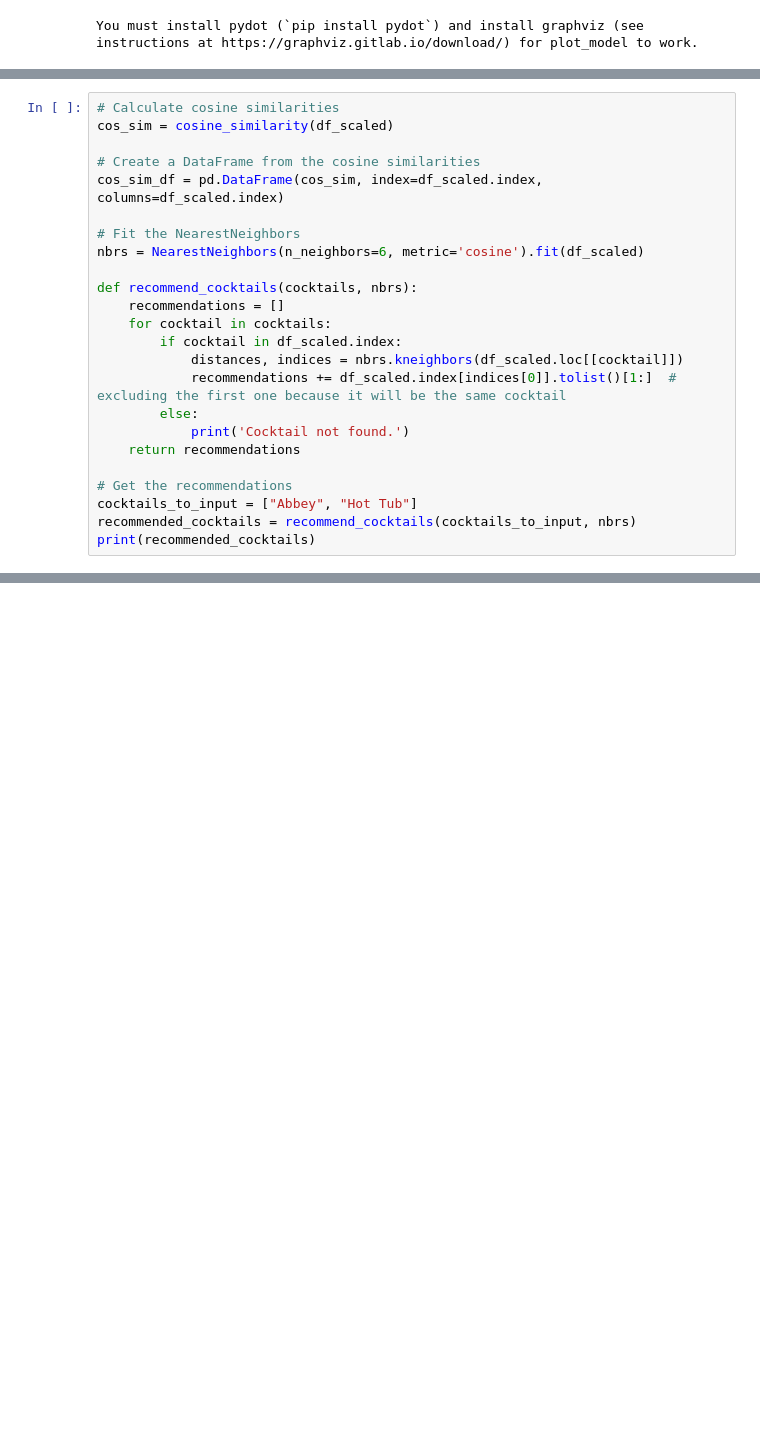
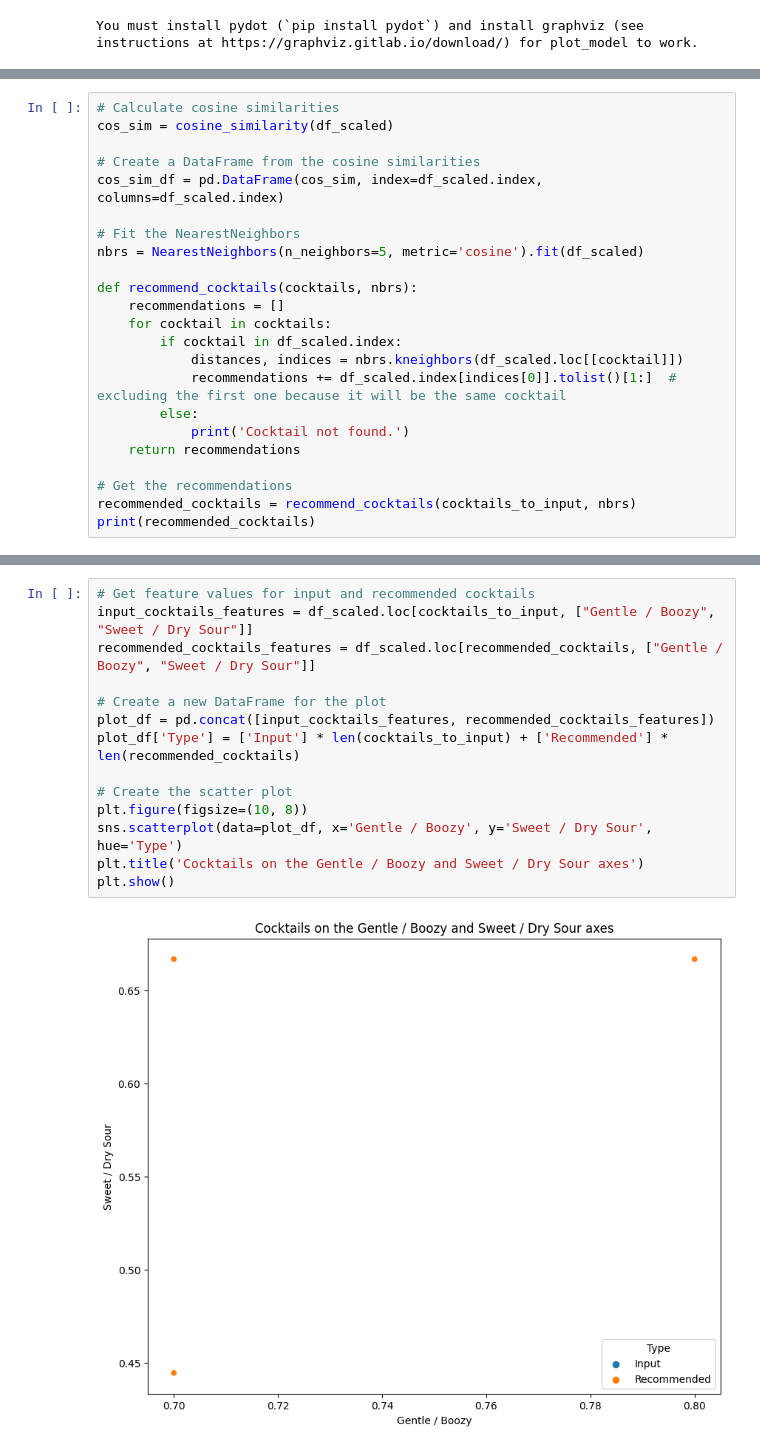
Before and after one commit to whodatboiii/Machine-Learning-Project-in-BA, a Jupyter notebook: difford_scrape.ipynb, the cells around one changed output, grey strips where cells are left out. Saved outputs shown, nothing was run; the diff lists cells and outputs as text; blank space fills up the shorter version.

```diff
--- a/difford_scrape.ipynb
+++ b/difford_scrape.ipynb
@@ -908,7 +914,7 @@ cos_sim = cosine_similarity(df_scaled)
 cos_sim_df = pd.DataFrame(cos_sim, index=df_scaled.index, columns=df_scaled.index)
 
 # Fit the NearestNeighbors
-nbrs = NearestNeighbors(n_neighbors=6, metric='cosine').fit(df_scaled)
+nbrs = NearestNeighbors(n_neighbors=5, metric='cosine').fit(df_scaled)
 
 def recommend_cocktails(cocktails, nbrs):
     recommendations = []
@@ -921,7 +927,6 @@ def recommend_cocktails(cocktails, nbrs):
     return recommendations
 
 # Get the recommendations
-cocktails_to_input = ["Abbey", "Hot Tub"]
 recommended_cocktails = recommend_cocktails(cocktails_to_input, nbrs)
 print(recommended_cocktails)
 # %% [output]
@@ -949,0 +1023,16 @@ plt.show()
+# %%
+# Get feature values for input and recommended cocktails
+input_cocktails_features = df_scaled.loc[cocktails_to_input, ["Gentle / Boozy", "Sweet / Dry Sour"]]
+recommended_cocktails_features = df_scaled.loc[recommended_cocktails, ["Gentle / Boozy", "Sweet / Dry Sour"]]
+
+# Create a new DataFrame for the plot
+plot_df = pd.concat([input_cocktails_features, recommended_cocktails_features])
+plot_df['Type'] = ['Input'] * len(cocktails_to_input) + ['Recommended'] * len(recommended_cocktails)
+
+# Create the scatter plot
+plt.figure(figsize=(10, 8))
+sns.scatterplot(data=plot_df, x='Gentle / Boozy', y='Sweet / Dry Sour', hue='Type')
+plt.title('Cocktails on the Gentle / Boozy and Sweet / Dry Sour axes')
+plt.show()
+# %% [output]
+[figure, added]
```
Also changed, not shown: parts of 14 cells of this notebook, 1 other file.
